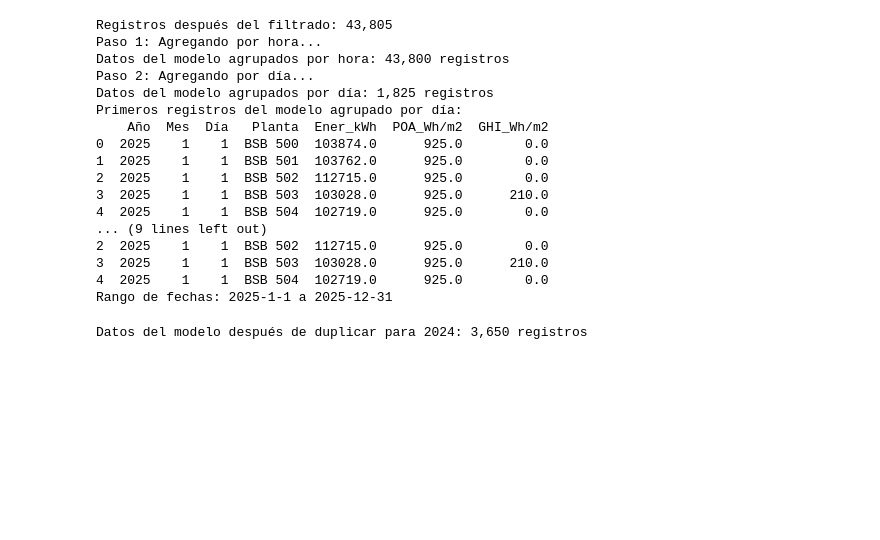
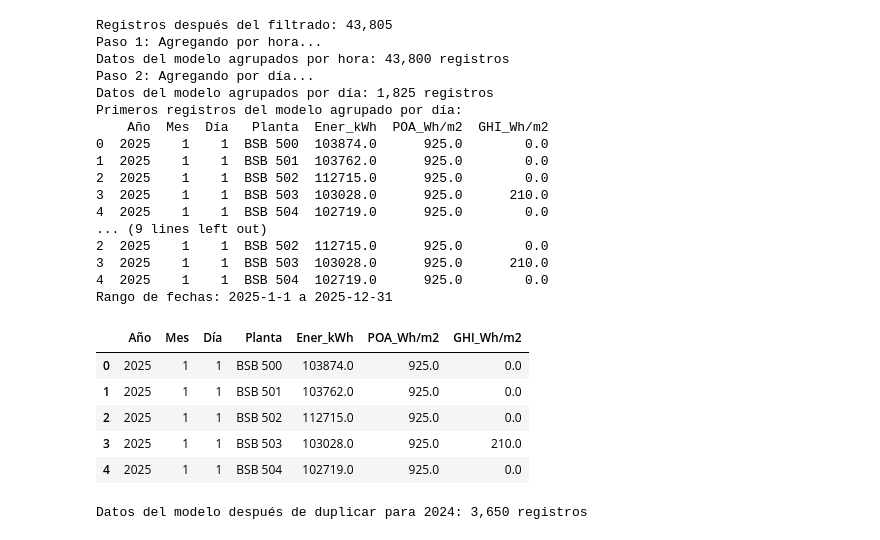
Before and after one commit to jhongaleano09/trasposicion-modelo-real-dia, a Jupyter notebook: modelo_y_real_traspuesto_dia_por_ghi_poa_energia.ipynb, the cells around one changed output. Saved outputs shown, nothing was run; the diff lists cells and outputs as text; code cells hidden in the pictures; blank space fills up the shorter version.

```diff
--- a/modelo_y_real_traspuesto_dia_por_ghi_poa_energia.ipynb
+++ b/modelo_y_real_traspuesto_dia_por_ghi_poa_energia.ipynb
@@ -301,6 +387,15 @@ Primeros registros del modelo agrupado por día:
 3  2025    1    1  BSB 503  103028.0      925.0      210.0
 4  2025    1    1  BSB 504  102719.0      925.0        0.0
 Rango de fechas: 2025-1-1 a 2025-12-31
+# %%
+df_modelo_dia.head()
+# %% [output]
+|  | Año | Mes | Día | Planta | Ener_kWh | POA_Wh/m2 | GHI_Wh/m2 |
+| 0 | 2025 | 1 | 1 | BSB 500 | 103874.0 | 925.0 | 0.0 |
+| 1 | 2025 | 1 | 1 | BSB 501 | 103762.0 | 925.0 | 0.0 |
+| 2 | 2025 | 1 | 1 | BSB 502 | 112715.0 | 925.0 | 0.0 |
+| 3 | 2025 | 1 | 1 | BSB 503 | 103028.0 | 925.0 | 210.0 |
+| 4 | 2025 | 1 | 1 | BSB 504 | 102719.0 | 925.0 | 0.0 |
 # %%
 # Duplicar los registros de  df_modelo_dia
 # duplicar para cambiar y tener los datos a nivel de 2024 y 2025 el modelo es el mismo, por ende se puede duplicar en este paso.
```
Also changed, not shown: parts of 4 cells of this notebook, 1 other file.
